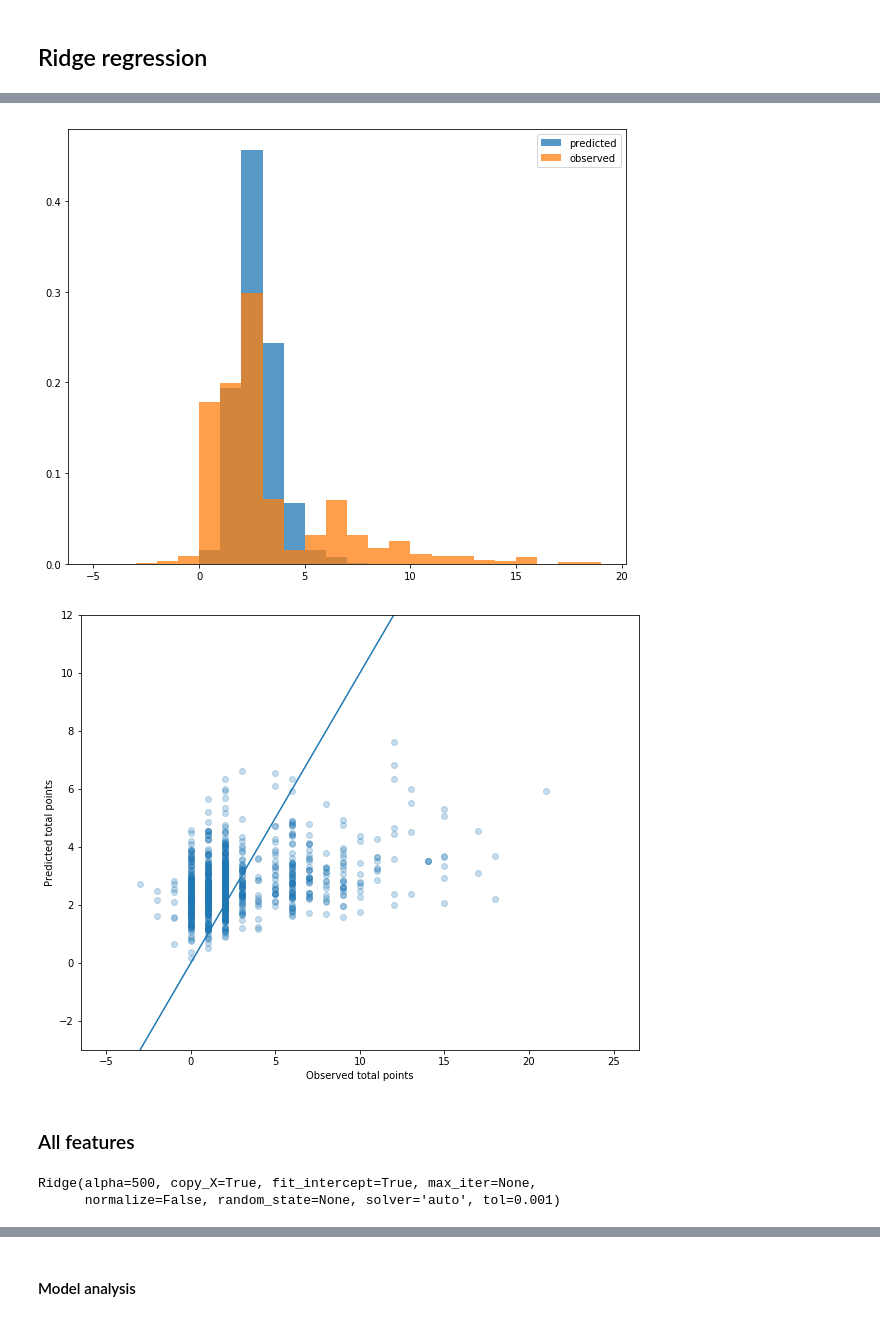
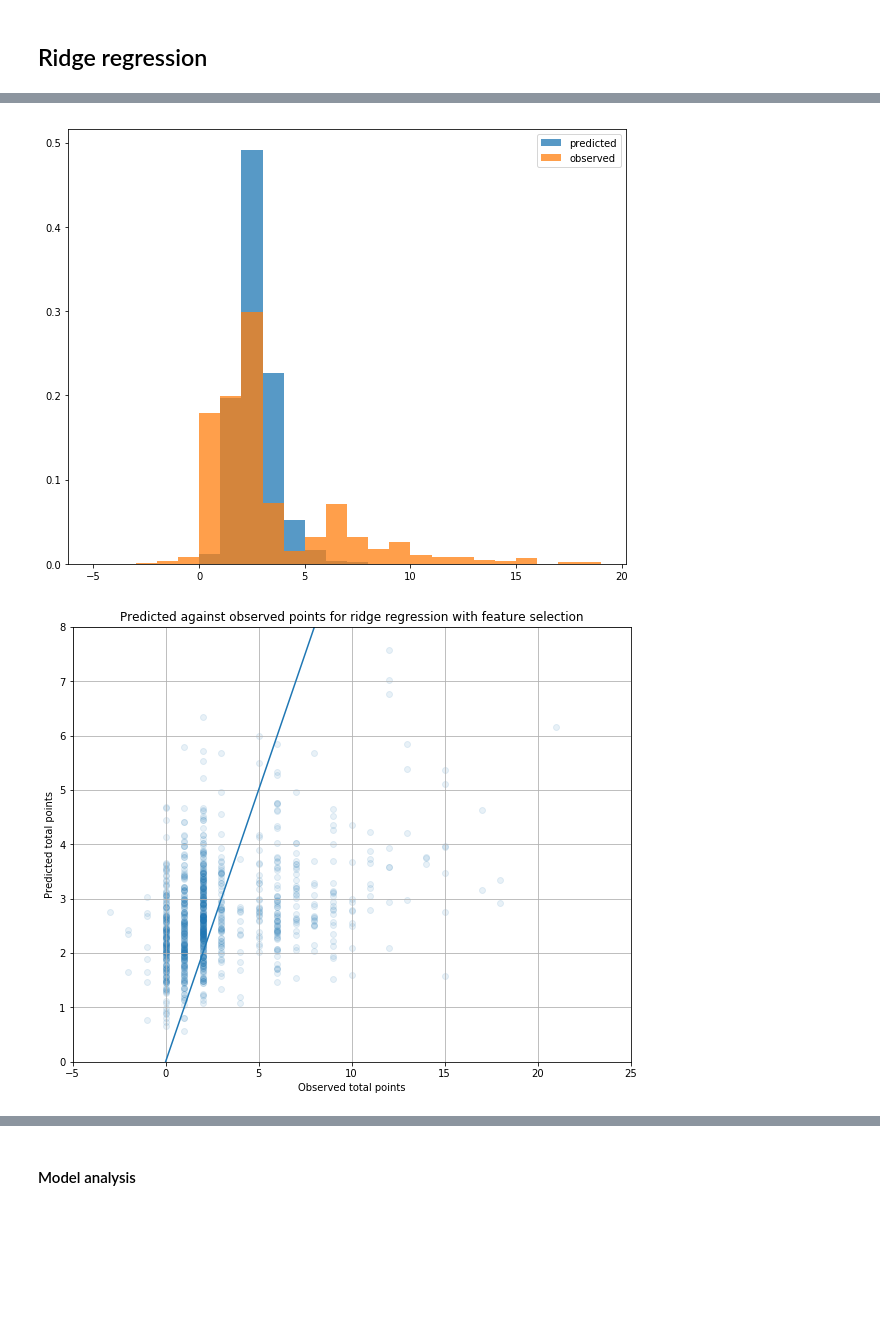
Before and after one commit to thomas-woodruff/footbot, a Jupyter notebook: app/notebooks/v1/22.06 Points model using linear regression with features v06.ipynb, the cells around one changed output, grey strips where cells are left out. Drawn from its saved outputs; the diff is of its cells as text; code cells hidden in the pictures; blank space fills up the shorter version.

```diff
--- a/app/notebooks/v1/22.06 Points model using linear regression with features v06.ipynb
+++ b/app/notebooks/v1/22.06 Points model using linear regression with features v06.ipynb
@@ -203,5 +184,5 @@ lr_estimator = LinearRegression()
 lr_selector = RFECV(lr_estimator, step=1,
                  scoring='neg_mean_squared_error',
                  cv=ps, n_jobs=1, verbose=1)
-lr_selector.fit(X_lr, y.ravel())
+lr_selector.fit(X, y.ravel())
 # %% [output]
@@ -238,9 +231,12 @@ lr_X_test_sel = X_test_lr[:,lr_selector.support_]
 # %% [markdown]
 ### Ridge regression
 # %%
-ridge_estimator = Ridge(alpha=500)
+ridge_estimator = Ridge(alpha=483)
 ridge_selector = RFECV(ridge_estimator, step=1,
                  scoring='neg_mean_squared_error',
                  cv=ps, n_jobs=1, verbose=1)
-ridge_selector.fit(X_pca, y.ravel())
+ridge_selector.fit(
+    X,
+    y.ravel()
+)
 # %% [output]
@@ -274,7 +282,7 @@ sum(ridge_selector.support_)
 # %%
-ridge_X_sel = X_pca[:,ridge_selector.support_]
-ridge_X_train_sel = X_train_pca[:,ridge_selector.support_]
-ridge_X_test_sel = X_test_pca[:,ridge_selector.support_]
+ridge_X_sel = X[:,ridge_selector.support_]
+ridge_X_train_sel = X_train[:,ridge_selector.support_]
+ridge_X_test_sel = X_test[:,ridge_selector.support_]
 # %% [markdown]
 ### Lasso regression
 # %%
@@ -565,4 +665,4 @@ plt.show()
 # %%
-ridge_model = Ridge(alpha=27.5)
+ridge_model = Ridge(alpha=1e-8)
 ridge_model.fit(ridge_X_train_sel, y_train.ravel())
 # %% [output]
@@ -608,22 +708,17 @@ plt.hist(pd.Series(y_test.ravel()), bins=range(-5,20), alpha=0.75, density=True,
 plt.legend()
 plt.show()
 # %% [output]
-[figure, old version]
+[figure, new version]
 # %%
 plt.figure(figsize=(10, 8))
-plt.scatter(pd.Series(y_test.ravel()), pd.Series(ridge_y_pred), alpha=0.25)
+plt.scatter(pd.Series(y_test.ravel()), pd.Series(ridge_y_pred), alpha=0.1)
 plt.plot(np.linspace(-5, 25), np.linspace(-5, 25))
 plt.ylabel('Predicted total points')
 plt.xlabel('Observed total points')
-plt.ylim((-3, 12))
+plt.ylim((0, 8))
+plt.xlim((-5, 25))
+plt.title('Predicted against observed points for ridge regression with feature selection')
+plt.grid()
 plt.show()
 # %% [output]
-[figure, old version]
+[figure, new version]
-# %% [markdown]
-### All features
-# %%
-ridge_model_all = Ridge(alpha=500)
-ridge_model_all.fit(X_train, y_train.ravel())
-# %% [output]
-Ridge(alpha=500, copy_X=True, fit_intercept=True, max_iter=None,
-      normalize=False, random_state=None, solver='auto', tol=0.001)
```
Also changed, not shown: parts of 107 cells of this notebook, 21 other files.
